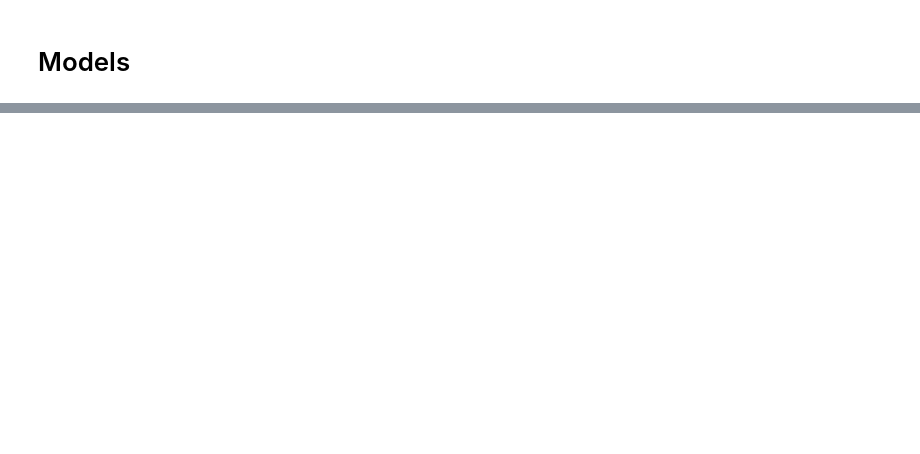
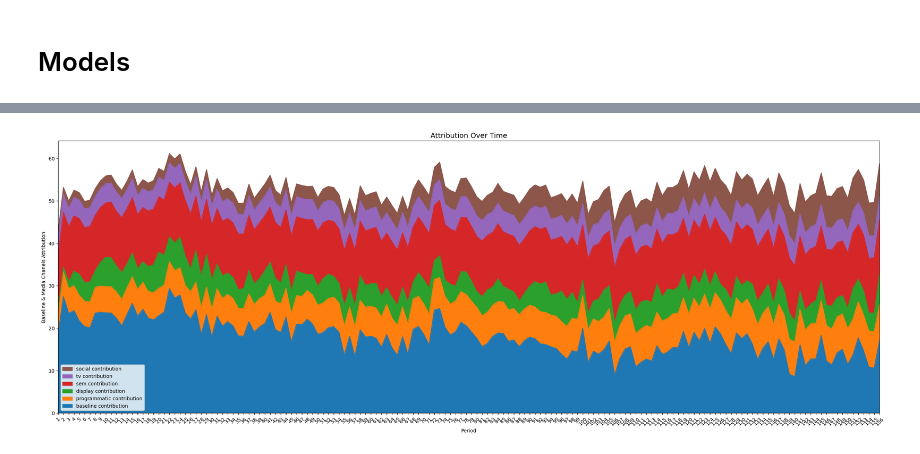
Before and after one commit to miguel-conde/tst_lightweight, a Jupyter notebook: PYTHON/notebooks/tune_priors.ipynb, the cells around one changed output, grey strips where cells are left out. Drawn from its saved outputs; the diff is of its cells as text; code cells hidden in the pictures; blank space fills up the shorter version.

```diff
--- a/PYTHON/notebooks/tune_priors.ipynb
+++ b/PYTHON/notebooks/tune_priors.ipynb
@@ -343,0 +356,7 @@ mmm.fit(media          = media_data_train,
+# %%
+plot.plot_media_baseline_contribution_area_plot(media_mix_model = mmm,
+                                                target_scaler   = target_scaler,
+                                                channel_names   = channel_names,
+                                                fig_size        = (30,10))
+# %% [output]
+[figure, added]
```
Also changed, not shown: parts of 18 cells of this notebook, 1 other file.
